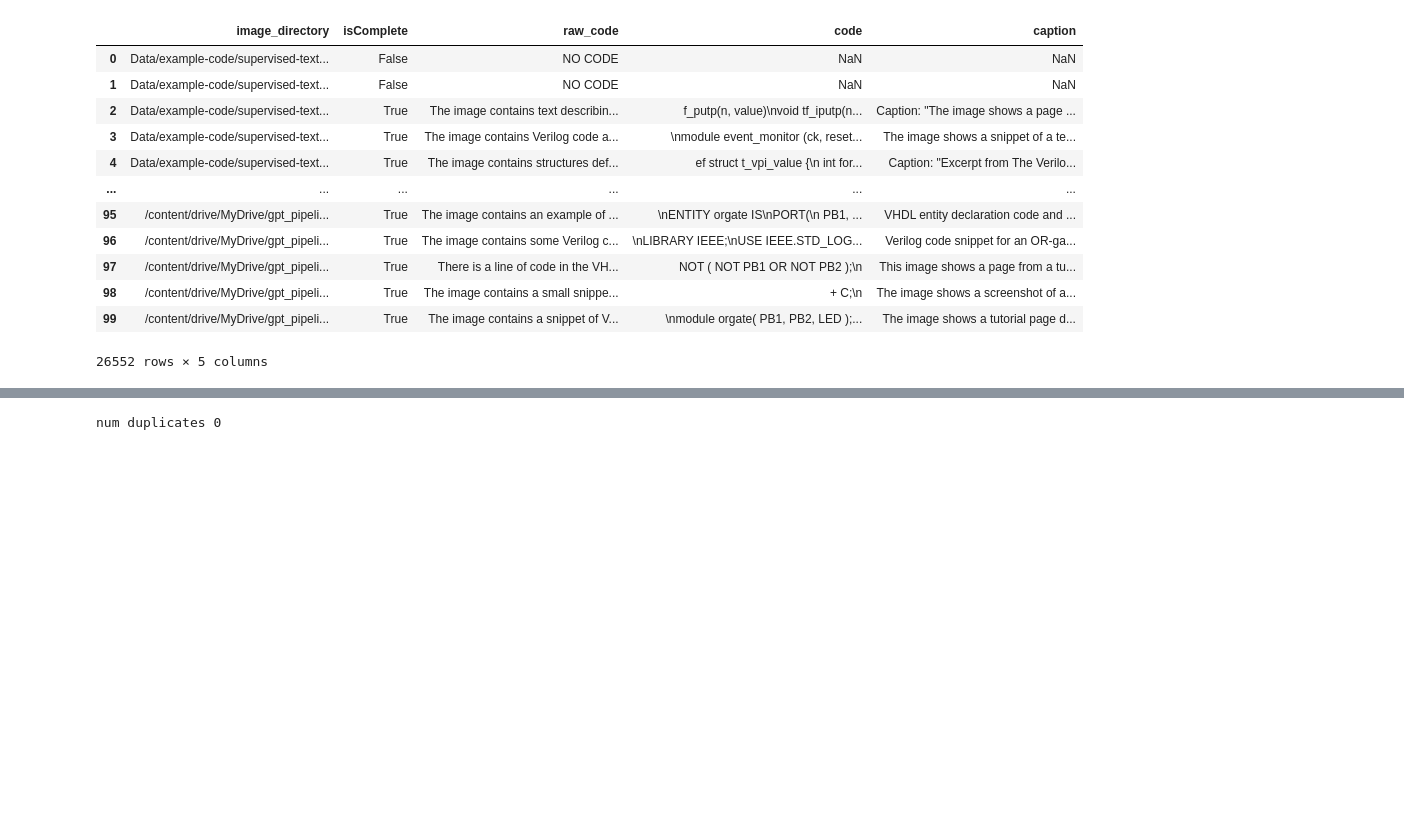
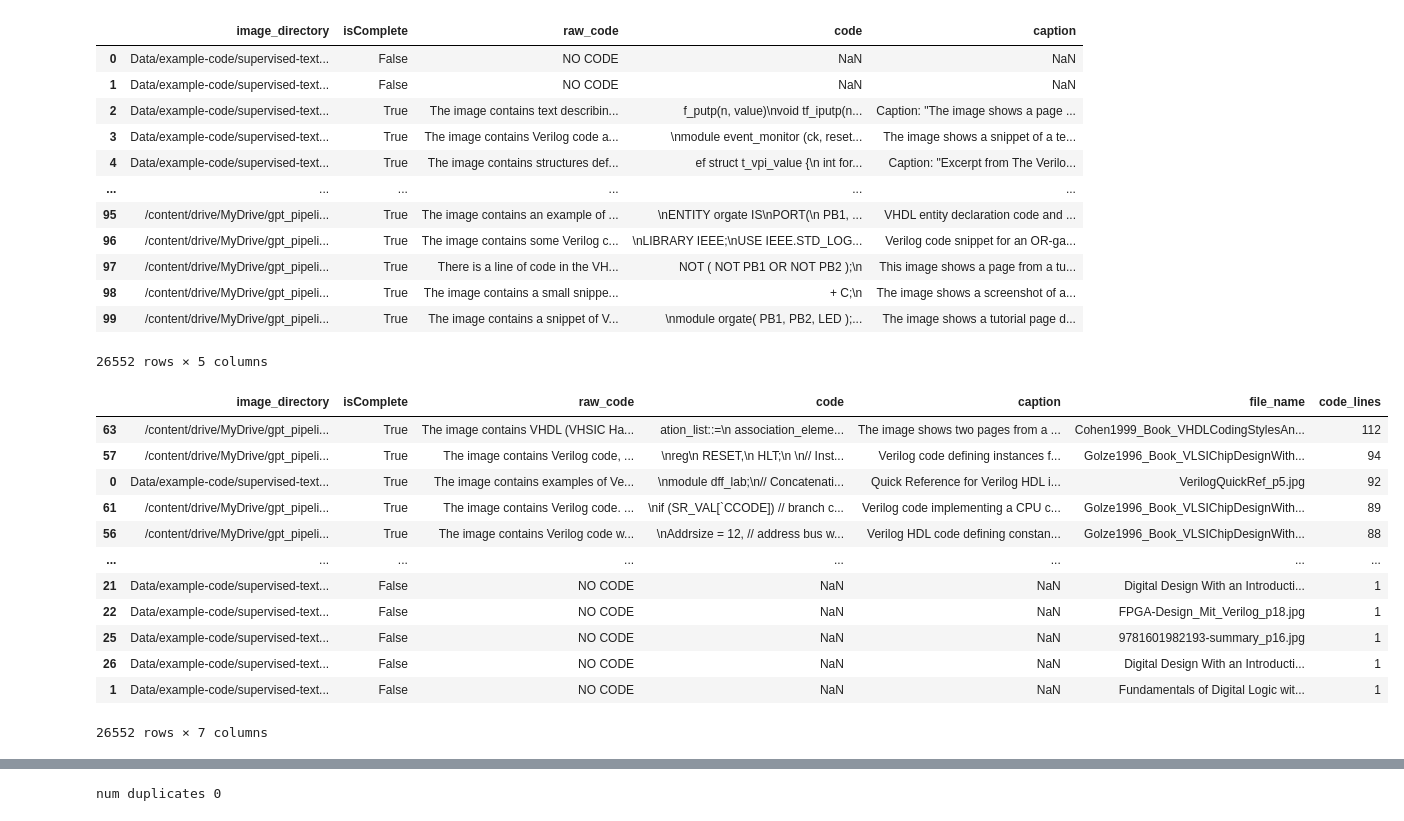
Before and after one commit to KoraSHughes/LLMCodeGen, a Jupyter notebook: GPT-ImageScrapper.ipynb, the cells around one changed output, grey strips where cells are left out. Saved outputs shown, nothing was run; the diff lists cells and outputs as text; code cells hidden in the pictures; blank space fills up the shorter version.

```diff
--- a/GPT-ImageScrapper.ipynb
+++ b/GPT-ImageScrapper.ipynb
@@ -274,3 +274,21 @@ df
 | 98 | /content/drive/MyDrive/gpt_pipeli... | True | The image contains a small snippe... | + C;\n | The image shows a screenshot of a... |
 | 99 | /content/drive/MyDrive/gpt_pipeli... | True | The image contains a snippet of V... | \nmodule orgate( PB1, PB2, LED );... | The image shows a tutorial page d... |
 26552 rows × 5 columns
+# %%
+df["file_name"] = df["image_directory"].apply(lambda x: str(x).split('/')[-1])
+df["code_lines"] = df["code"].apply(lambda x: len(str(x).split('\n')))
+df.sort_values("code_lines", ascending=False)
+# %% [output]
+|  | image_directory | isComplete | raw_code | code | caption | file_name | code_lines |
+| 63 | /content/drive/MyDrive/gpt_pipeli... | True | The image contains VHDL (VHSIC Ha... | ation_list::=\n association_eleme... | The image shows two pages from a ... | Cohen1999_Book_VHDLCodingStylesAn... | 112 |
+| 57 | /content/drive/MyDrive/gpt_pipeli... | True | The image contains Verilog code, ... | \nreg\n RESET,\n HLT;\n \n// Inst... | Verilog code defining instances f... | Golze1996_Book_VLSIChipDesignWith... | 94 |
+| 0 | Data/example-code/supervised-text... | True | The image contains examples of Ve... | \nmodule dff_lab;\n// Concatenati... | Quick Reference for Verilog HDL i... | VerilogQuickRef_p5.jpg | 92 |
+| 61 | /content/drive/MyDrive/gpt_pipeli... | True | The image contains Verilog code. ... | \nif (SR_VAL[`CCODE]) // branch c... | Verilog code implementing a CPU c... | Golze1996_Book_VLSIChipDesignWith... | 89 |
+| 56 | /content/drive/MyDrive/gpt_pipeli... | True | The image contains Verilog code w... | \nAddrsize = 12, // address bus w... | Verilog HDL code defining constan... | Golze1996_Book_VLSIChipDesignWith... | 88 |
+| ... | ... | ... | ... | ... | ... | ... | ... |
+| 21 | Data/example-code/supervised-text... | False | NO CODE | NaN | NaN | Digital Design With an Introducti... | 1 |
+| 22 | Data/example-code/supervised-text... | False | NO CODE | NaN | NaN | FPGA-Design_Mit_Verilog_p18.jpg | 1 |
+| 25 | Data/example-code/supervised-text... | False | NO CODE | NaN | NaN | 9781601982193-summary_p16.jpg | 1 |
+| 26 | Data/example-code/supervised-text... | False | NO CODE | NaN | NaN | Digital Design With an Introducti... | 1 |
+| 1 | Data/example-code/supervised-text... | False | NO CODE | NaN | NaN | Fundamentals of Digital Logic wit... | 1 |
+26552 rows × 7 columns
```
Also changed, not shown: parts of 1 cell of this notebook, 2 other files.
